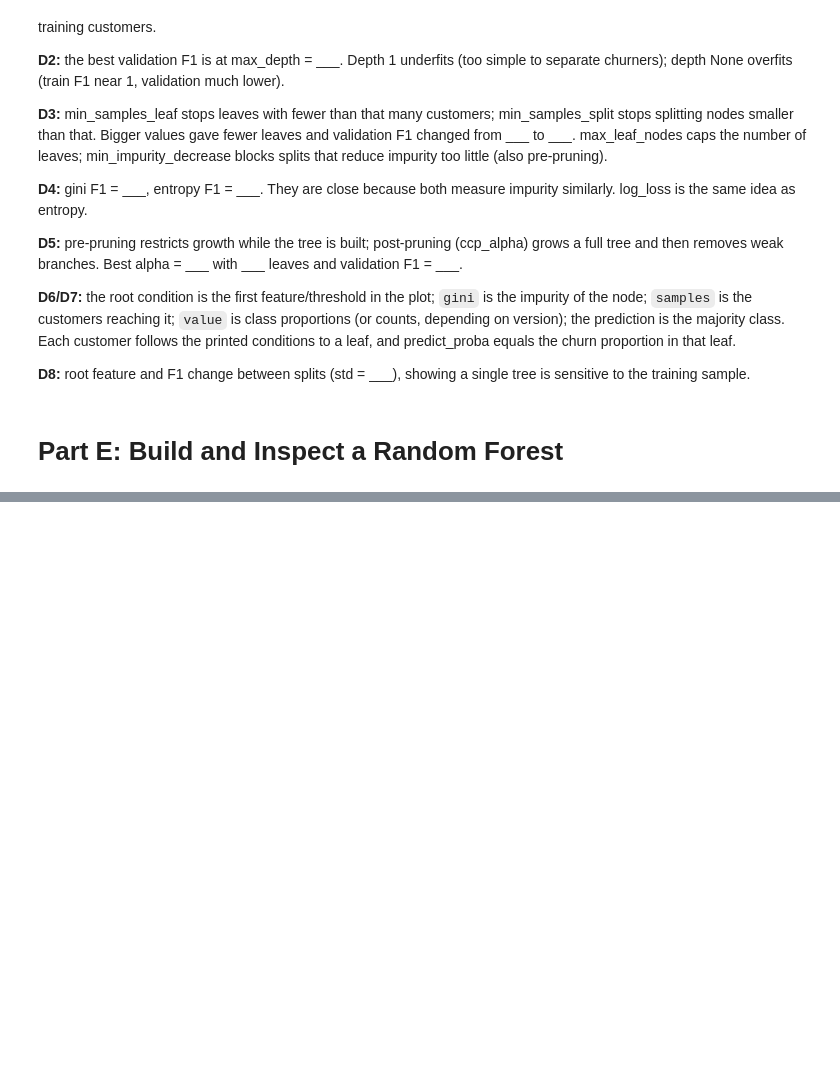
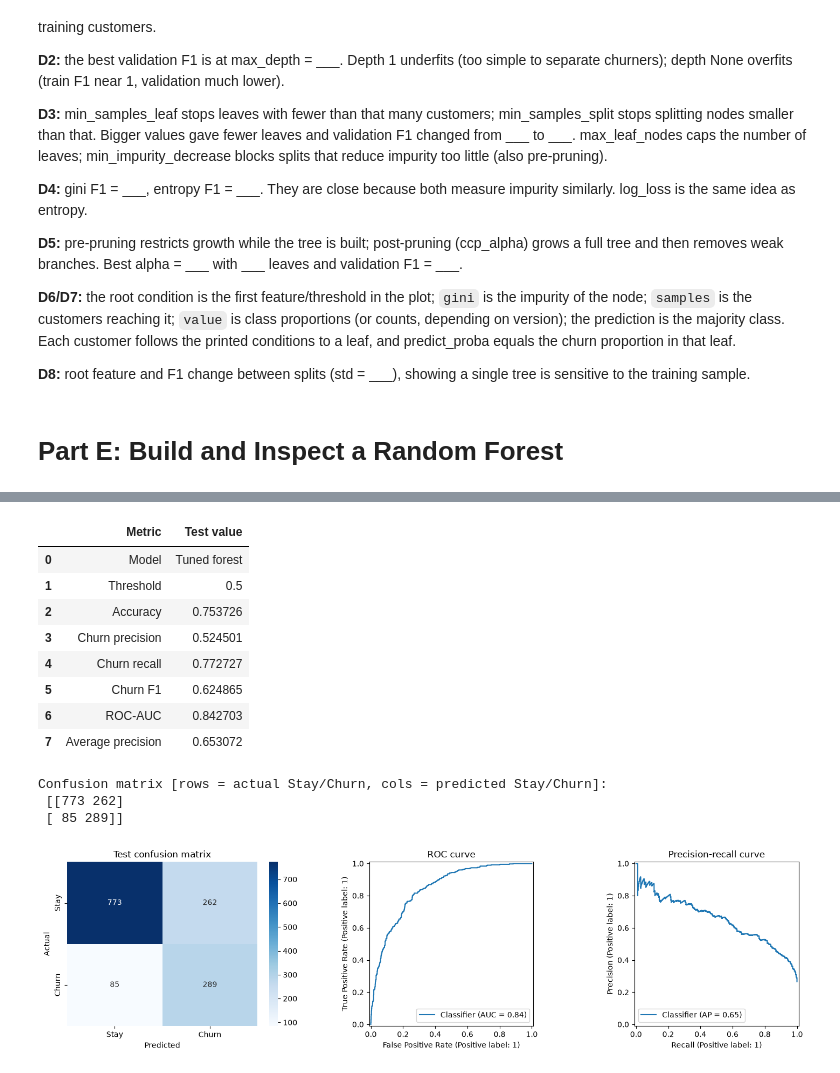
Before and after one commit to MonaMobeen/customer-churn-prediction-ml, a Jupyter notebook: churn_final.ipynb, the cells around one changed output, grey strips where cells are left out. Saved outputs shown, nothing was run; the diff lists cells and outputs as text; code cells hidden in the pictures; blank space fills up the shorter version.

Commit message:
Add customer churn prediction project

```diff
--- a/churn_final.ipynb
+++ b/churn_final.ipynb
@@ -617,0 +925,15 @@ NameError: name 'rf_pipe' is not defined
+# %%
+import pandas as pd
+from sklearn.metrics import f1_score, precision_score, recall_score
+
+val_proba_sel = selected_pipe.predict_proba(X_val)[:, 1]
+thr_rows = []
+for thr in [0.3, 0.5, 0.7]:
+    p = (val_proba_sel >= thr).astype(int)
+    thr_rows.append({"Threshold": thr, "Val F1": f1_score(y_val, p),
+                     "Val Precision": precision_score(y_val, p, zero_division=0),
+                     "Val Recall": recall_score(y_val, p), "Customers flagged": int(p.sum())})
+thr_df = pd.DataFrame(thr_rows)
+display(thr_df.round(4))
+chosen_threshold = float(thr_df.loc[thr_df["Val F1"].idxmax(), "Threshold"])
+print("Chosen threshold (best validation F1):", chosen_threshold)
@@ -617,0 +989,50 @@ NameError: name 'rf_pipe' is not defined
+# %%
+import time
+import numpy as np
+import pandas as pd
+import matplotlib.pyplot as plt
+import seaborn as sns
+from sklearn.base import clone
+from sklearn.metrics import (accuracy_score, precision_score, recall_score, f1_score,
+                             roc_auc_score, average_precision_score, confusion_matrix,
+                             RocCurveDisplay, PrecisionRecallDisplay)
+
+final_pipe = clone(selected_pipe)
+t0 = time.time(); final_pipe.fit(X_dev, y_dev); final_fit_sec = time.time() - t0   # train + validation
+
+test_proba = final_pipe.predict_proba(X_test)[:, 1]
+test_pred = (test_proba >= chosen_threshold).astype(int)
+
+final_table = pd.DataFrame({
+    "Metric": ["Model", "Threshold", "Accuracy", "Churn precision", "Churn recall",
+               "Churn F1", "ROC-AUC", "Average precision"],
+    "Test value": [selected_name, chosen_threshold, accuracy_score(y_test, test_pred),
+                   precision_score(y_test, test_pred), recall_score(y_test, test_pred),
+                   f1_score(y_test, test_pred), roc_auc_score(y_test, test_proba),
+                   average_precision_score(y_test, test_proba)]})
+display(final_table)
+
+cm = confusion_matrix(y_test, test_pred)
+print("Confusion matrix [rows = actual Stay/Churn, cols = predicted Stay/Churn]:\n", cm)
+
+fig, axes = plt.subplots(1, 3, figsize=(15, 4))
+sns.heatmap(cm, annot=True, fmt="d", cmap="Blues", ax=axes[0],
+            xticklabels=["Stay", "Churn"], yticklabels=["Stay", "Churn"])
+axes[0].set_title("Test confusion matrix"); axes[0].set_xlabel("Predicted"); axes[0].set_ylabel("Actual")
+RocCurveDisplay.from_predictions(y_test, test_proba, ax=axes[1]); axes[1].set_title("ROC curve")
+PrecisionRecallDisplay.from_predictions(y_test, test_proba, ax=axes[2]); axes[2].set_title("Precision-recall curve")
+plt.tight_layout(); plt.show()
+# %% [output]
+|  | Metric | Test value |
+| 0 | Model | Tuned forest |
+| 1 | Threshold | 0.5 |
+| 2 | Accuracy | 0.753726 |
+| 3 | Churn precision | 0.524501 |
+| 4 | Churn recall | 0.772727 |
+| 5 | Churn F1 | 0.624865 |
+| 6 | ROC-AUC | 0.842703 |
+| 7 | Average precision | 0.653072 |
+Confusion matrix [rows = actual Stay/Churn, cols = predicted Stay/Churn]:
+ [[773 262]
+ [ 85 289]]
+[figure, added]
```
Also changed, not shown: parts of 22 cells of this notebook, 6 other files.
